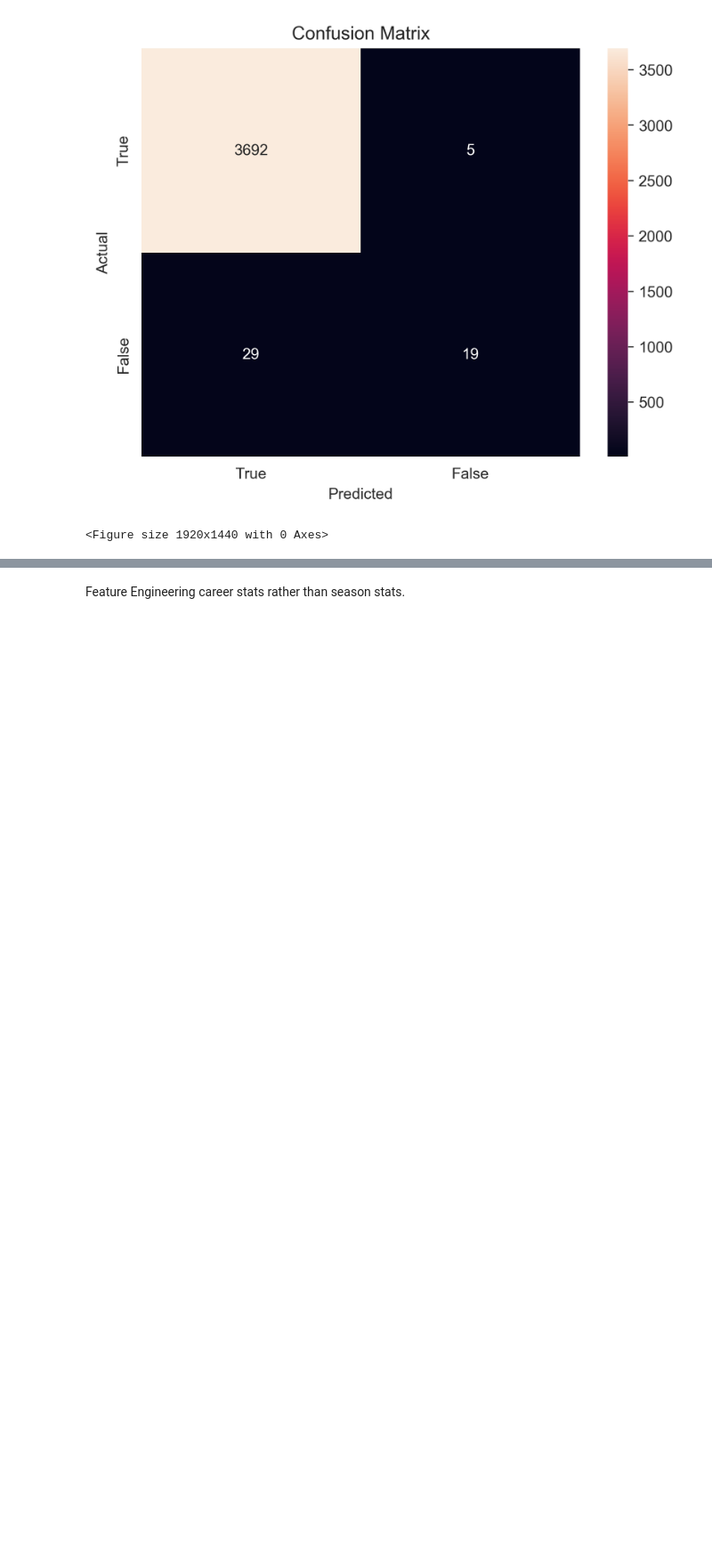
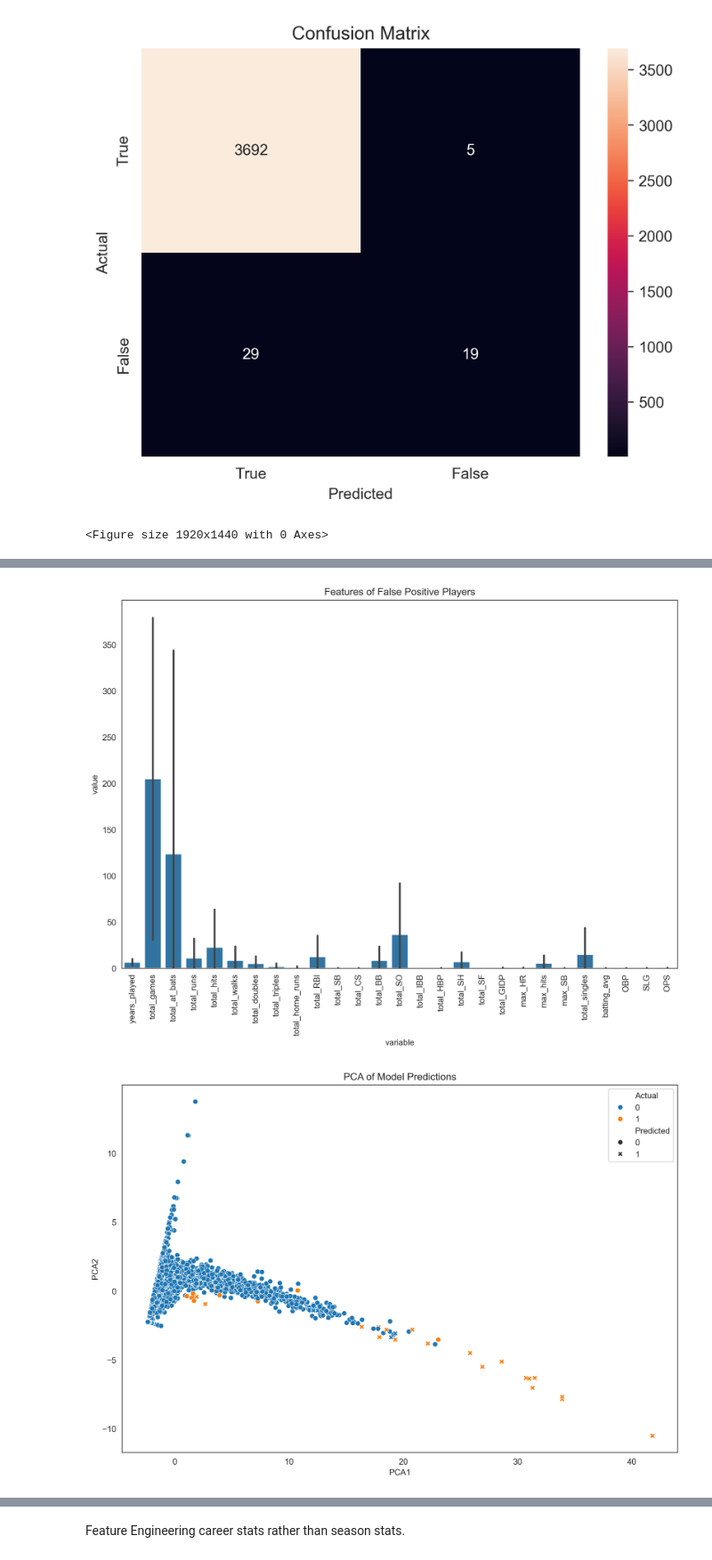
Before and after one commit to troopchris/csc5610base, a Jupyter notebook: GroupProjectM6/Troop_Logistical_Model.ipynb, the cells around one changed output, grey strips where cells are left out. Shown at 89% size. Saved outputs shown, nothing was run; the diff lists cells and outputs as text; code cells hidden in the pictures; blank space fills up the shorter version.

```diff
--- a/GroupProjectM6/Troop_Logistical_Model.ipynb
+++ b/GroupProjectM6/Troop_Logistical_Model.ipynb
@@ -187,0 +201,42 @@ print(importance_df)
+# %%
+# Feature Importance Visualization (if supported)
+if hasattr(log_model_1, 'feature_importances_'):
+    importances = log_model_1.feature_importances_
+    feature_names = X.columns
+    plt.figure(figsize=(10, 6))
+    plt.barh(feature_names, importances)
+    plt.title("Feature Importances")
+    plt.show()
+
+# Player Data Comparison for False Positives
+false_positive_example = Awards_Batting_HoF_df.loc[false_positives].copy()
+plt.figure(figsize=(12, 8))
+sns.barplot(data=false_positive_example.melt(id_vars='playerID', value_vars=X.columns), x='variable', y='value')
+plt.xticks(rotation=90)
+plt.title("Features of False Positive Players")
+plt.show()
+
+# PCA Visualization
+pca = PCA(n_components=2)
+X_pca = pca.fit_transform(X_test_scaled)
+visual_df = pd.DataFrame({
+    'PCA1': X_pca[:, 0],
+    'PCA2': X_pca[:, 1],
+    'Actual': y_test_reset,
+    'Predicted': y_pred_reset
+})
+plt.figure(figsize=(12, 8))
+sns.scatterplot(data=visual_df, x='PCA1', y='PCA2', hue='Actual', style='Predicted')
+plt.title("PCA of Model Predictions")
+plt.show()
+
+# Decision Boundary Visualization (only two features for logistic regression)
+X_test_sample = X_test_scaled[:, :2]  # Use the first two features
+log_model_2 = LogisticRegression().fit(X_train_scaled[:, :2], y_train)
+plt.figure(figsize=(12, 8))
+plot_decision_regions(X_test_sample, y_test_reset.to_numpy(), clf=log_model_2, legend=2)
+plt.title("Model Decision Boundary (First Two Features)")
+plt.show()
+# %% [output]
+[figure, added]
+[figure, added]
```
Also changed, not shown: parts of 22 cells of this notebook, 6 other files.
